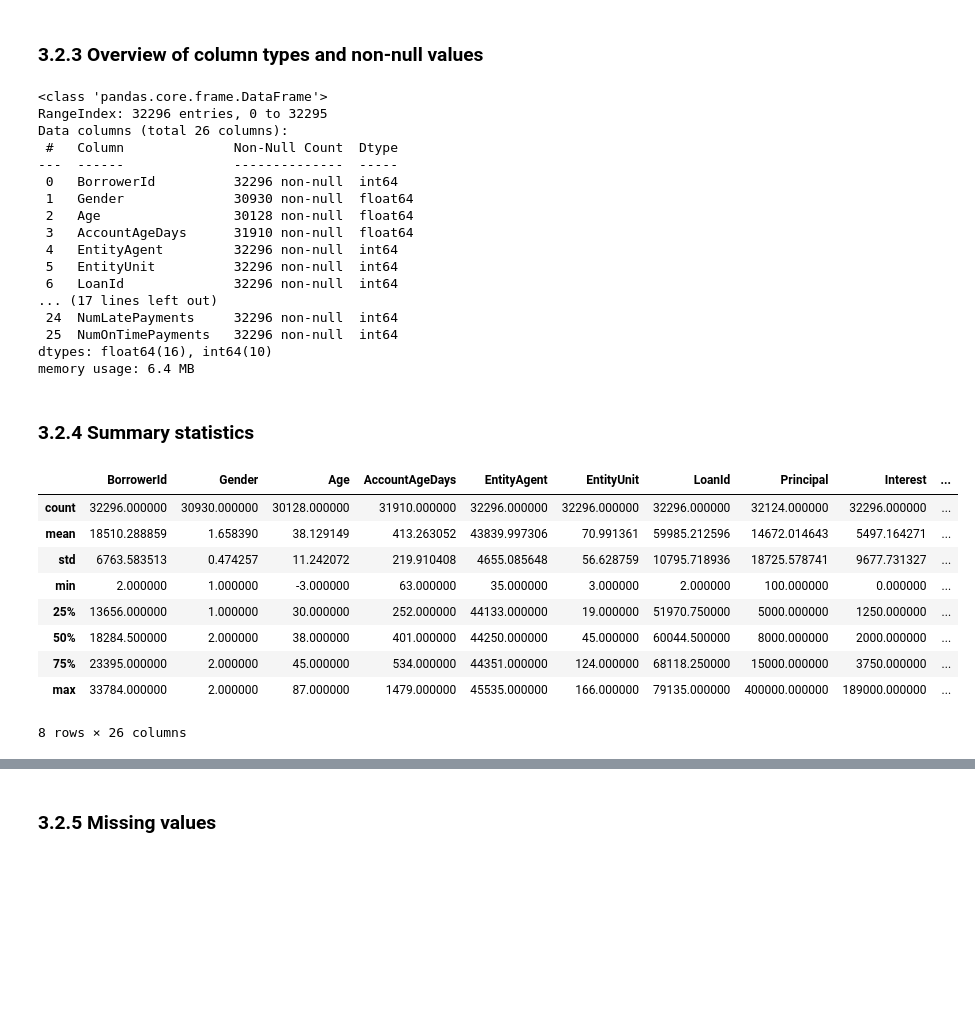
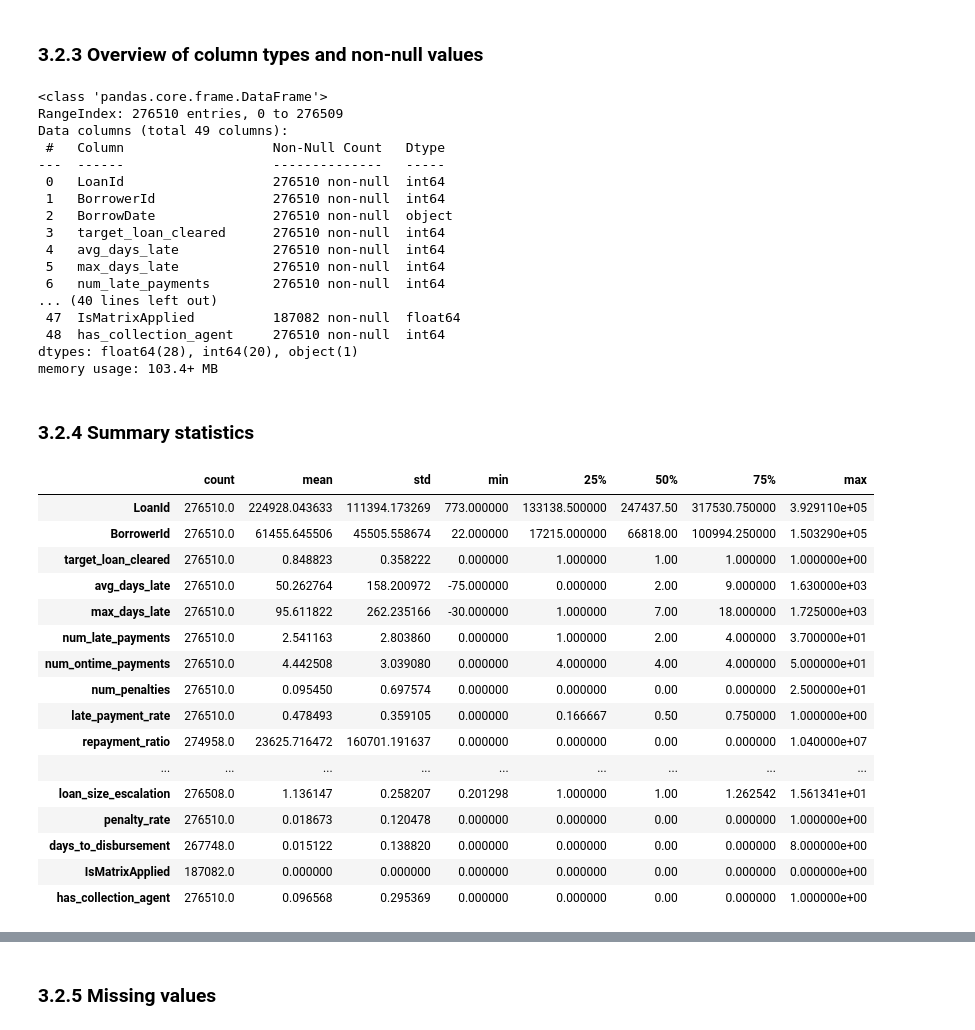
Before and after one commit to mnenedavid/Loan-Default-Risk-Detection, a Jupyter notebook: notebook.ipynb, the cells around one changed output, grey strips where cells are left out. Drawn from its saved outputs; the diff is of its cells as text; code cells hidden in the pictures; blank space fills up the shorter version.

```diff
--- a/notebook.ipynb
+++ b/notebook.ipynb
@@ -56,6 +56,6 @@ The dataset is structured as a **binary classification problem**, where the targ
 ### 3.2.1  Importing the dataset
 # %%
 #importing and printing head
-data = pd.read_csv("data/loans_dataset.csv")
+data = pd.read_csv("data/loan_dataset.csv")
 data.head()
 # %% [output]
@@ -91,34 +98,41 @@ Index(['BorrowerId', 'Gender', 'Age', 'AccountAgeDays', 'EntityAgent',
 data.info()
 # %% [output]
 <class 'pandas.core.frame.DataFrame'>
-RangeIndex: 32296 entries, 0 to 32295
-Data columns (total 26 columns):
- #   Column              Non-Null Count  Dtype
----  ------              --------------  -----
- 0   BorrowerId          32296 non-null  int64
- 1   Gender              30930 non-null  float64
- 2   Age                 30128 non-null  float64
- 3   AccountAgeDays      31910 non-null  float64
- 4   EntityAgent         32296 non-null  int64
- 5   EntityUnit          32296 non-null  int64
- 6   LoanId              32296 non-null  int64
-... (17 lines left out)
- 24  NumLatePayments     32296 non-null  int64
- 25  NumOnTimePayments   32296 non-null  int64
-dtypes: float64(16), int64(10)
-memory usage: 6.4 MB
+RangeIndex: 276510 entries, 0 to 276509
+Data columns (total 49 columns):
+ #   Column                   Non-Null Count   Dtype
+---  ------                   --------------   -----
+ 0   LoanId                   276510 non-null  int64
+ 1   BorrowerId               276510 non-null  int64
+ 2   BorrowDate               276510 non-null  object
+ 3   target_loan_cleared      276510 non-null  int64
+ 4   avg_days_late            276510 non-null  int64
+ 5   max_days_late            276510 non-null  int64
+ 6   num_late_payments        276510 non-null  int64
+... (40 lines left out)
+ 47  IsMatrixApplied          187082 non-null  float64
+ 48  has_collection_agent     276510 non-null  int64
+dtypes: float64(28), int64(20), object(1)
+memory usage: 103.4+ MB
 # %% [markdown]
 ### 3.2.4 Summary statistics
 # %%
-data.describe()
+data.describe().T
 # %% [output]
-|  | BorrowerId | Gender | Age | AccountAgeDays | EntityAgent | EntityUnit | LoanId | Principal | Interest | ... |
-| count | 32296.000000 | 30930.000000 | 30128.000000 | 31910.000000 | 32296.000000 | 32296.000000 | 32296.000000 | 32124.000000 | 32296.000000 | ... |
-| mean | 18510.288859 | 1.658390 | 38.129149 | 413.263052 | 43839.997306 | 70.991361 | 59985.212596 | 14672.014643 | 5497.164271 | ... |
-| std | 6763.583513 | 0.474257 | 11.242072 | 219.910408 | 4655.085648 | 56.628759 | 10795.718936 | 18725.578741 | 9677.731327 | ... |
-| min | 2.000000 | 1.000000 | -3.000000 | 63.000000 | 35.000000 | 3.000000 | 2.000000 | 100.000000 | 0.000000 | ... |
-| 25% | 13656.000000 | 1.000000 | 30.000000 | 252.000000 | 44133.000000 | 19.000000 | 51970.750000 | 5000.000000 | 1250.000000 | ... |
-| 50% | 18284.500000 | 2.000000 | 38.000000 | 401.000000 | 44250.000000 | 45.000000 | 60044.500000 | 8000.000000 | 2000.000000 | ... |
-| 75% | 23395.000000 | 2.000000 | 45.000000 | 534.000000 | 44351.000000 | 124.000000 | 68118.250000 | 15000.000000 | 3750.000000 | ... |
-| max | 33784.000000 | 2.000000 | 87.000000 | 1479.000000 | 45535.000000 | 166.000000 | 79135.000000 | 400000.000000 | 189000.000000 | ... |
+|  | count | mean | std | min | 25% | 50% | 75% | max |
+| LoanId | 276510.0 | 224928.043633 | 111394.173269 | 773.000000 | 133138.500000 | 247437.50 | 317530.750000 | 3.929110e+05 |
+| BorrowerId | 276510.0 | 61455.645506 | 45505.558674 | 22.000000 | 17215.000000 | 66818.00 | 100994.250000 | 1.503290e+05 |
+| target_loan_cleared | 276510.0 | 0.848823 | 0.358222 | 0.000000 | 1.000000 | 1.00 | 1.000000 | 1.000000e+00 |
+| avg_days_late | 276510.0 | 50.262764 | 158.200972 | -75.000000 | 0.000000 | 2.00 | 9.000000 | 1.630000e+03 |
+| max_days_late | 276510.0 | 95.611822 | 262.235166 | -30.000000 | 1.000000 | 7.00 | 18.000000 | 1.725000e+03 |
+| num_late_payments | 276510.0 | 2.541163 | 2.803860 | 0.000000 | 1.000000 | 2.00 | 4.000000 | 3.700000e+01 |
+| num_ontime_payments | 276510.0 | 4.442508 | 3.039080 | 0.000000 | 4.000000 | 4.00 | 4.000000 | 5.000000e+01 |
+| num_penalties | 276510.0 | 0.095450 | 0.697574 | 0.000000 | 0.000000 | 0.00 | 0.000000 | 2.500000e+01 |
+| late_payment_rate | 276510.0 | 0.478493 | 0.359105 | 0.000000 | 0.166667 | 0.50 | 0.750000 | 1.000000e+00 |
+| repayment_ratio | 274958.0 | 23625.716472 | 160701.191637 | 0.000000 | 0.000000 | 0.00 | 0.000000 | 1.040000e+07 |
+| ... | ... | ... | ... | ... | ... | ... | ... | ... |
+| loan_size_escalation | 276508.0 | 1.136147 | 0.258207 | 0.201298 | 1.000000 | 1.00 | 1.262542 | 1.561341e+01 |
+| penalty_rate | 276510.0 | 0.018673 | 0.120478 | 0.000000 | 0.000000 | 0.00 | 0.000000 | 1.000000e+00 |
+| days_to_disbursement | 267748.0 | 0.015122 | 0.138820 | 0.000000 | 0.000000 | 0.00 | 0.000000 | 8.000000e+00 |
+| IsMatrixApplied | 187082.0 | 0.000000 | 0.000000 | 0.000000 | 0.000000 | 0.00 | 0.000000 | 0.000000e+00 |
+| has_collection_agent | 276510.0 | 0.096568 | 0.295369 | 0.000000 | 0.000000 | 0.00 | 0.000000 | 1.000000e+00 |
-8 rows × 26 columns
```
Also changed, not shown: parts of 28 cells of this notebook, 2 other files.
